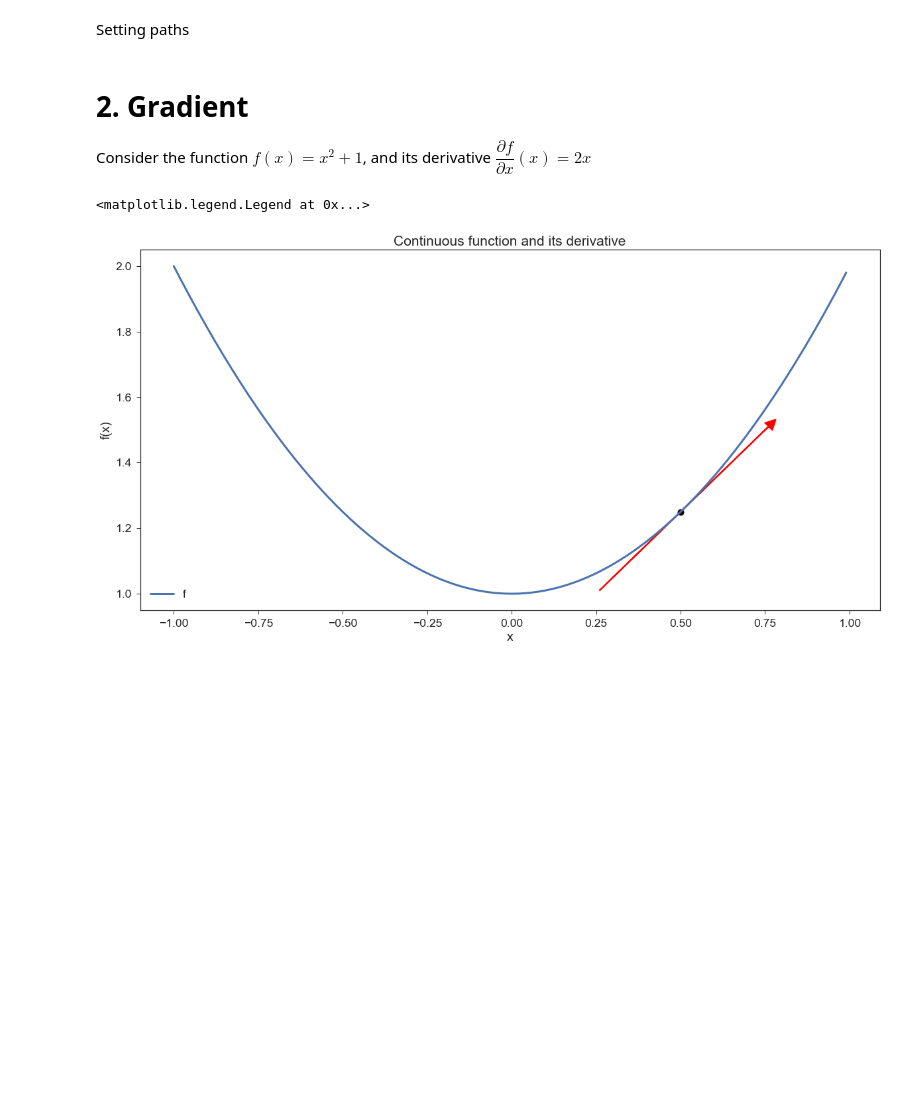
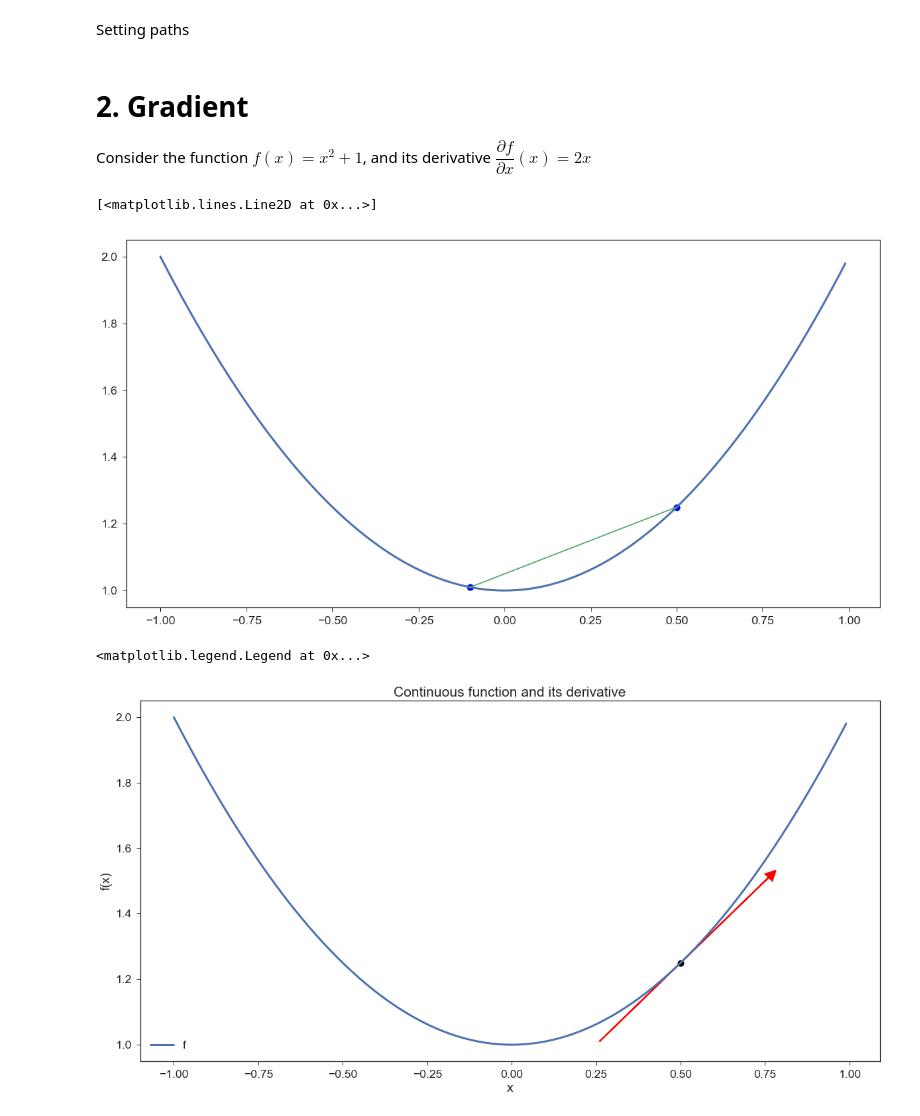
Before and after one commit to hsteinshiromoto/book.optimisation, a Jupyter notebook: src/notebooks/momentum.ipynb, the cells around one changed output. Drawn from its saved outputs; the diff is of its cells as text; code cells hidden in the pictures; blank space fills up the shorter version.

Commit message:
Create convex plot

```diff
--- a/src/notebooks/momentum.ipynb
+++ b/src/notebooks/momentum.ipynb
@@ -32 +36,10 @@ Consider the function $f(x)=x^2 + 1$, and its derivative $\dfrac{\partial f}{\pa
+# %%
+fig, ax = plt.subplots()
+ax.plot(x, f(x), lw=3, label='f')
+ax.scatter(0.5, f(0.5), lw=3, color="blue")
+ax.scatter(-0.1, f(-0.1), lw=3, color="blue")
+plt.plot([-0.1, 0.5], [f(-0.1), f(0.5)])
+# %% [output]
+[<matplotlib.lines.Line2D at 0x...>]
+[figure, added]
 # %%
```
Also changed, not shown: parts of 2 cells of this notebook.
